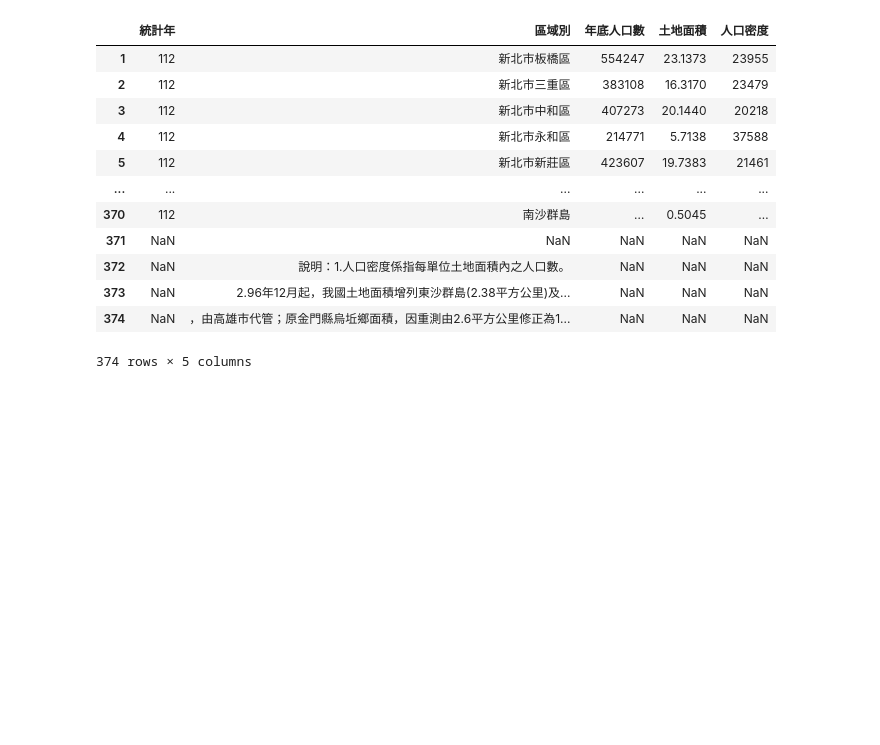
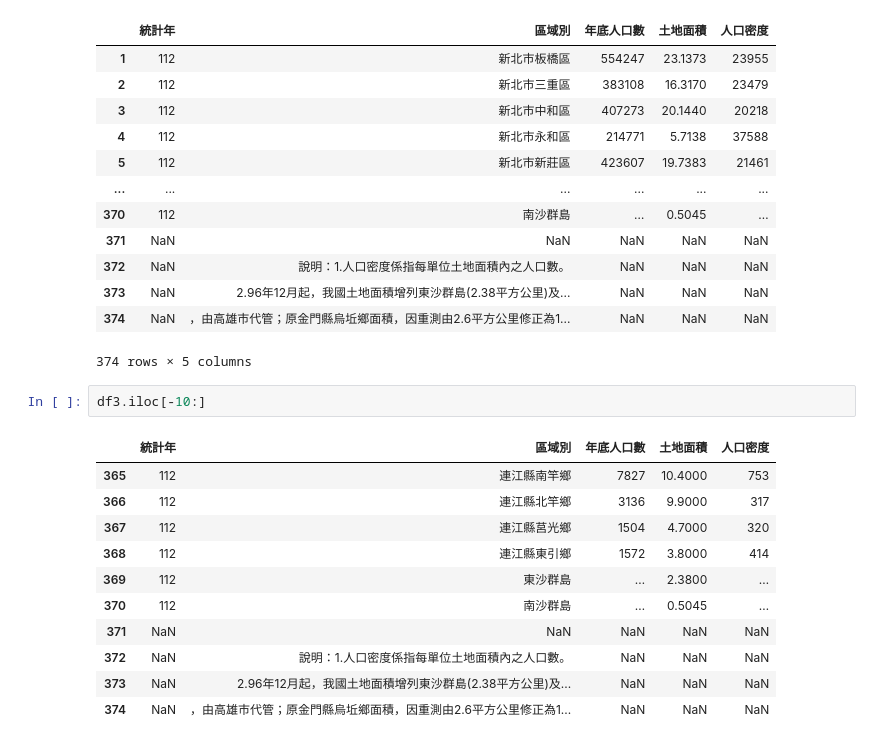
Before and after one commit to charlywang11/2024_05_05_sunday, a Jupyter notebook: lesson16/lesson16_3.ipynb, the cells around one changed output. Cells and saved outputs as stored; diff of their text form; blank space fills up the shorter version.

```diff
--- a/lesson16/lesson16_3.ipynb
+++ b/lesson16/lesson16_3.ipynb
@@ -58,3 +57,17 @@ df3
 | 373 | NaN | 2.96年12月起，我國土地面積增列東沙群島(2.38平方公里)及... | NaN | NaN | NaN |
 | 374 | NaN | ，由高雄市代管；原金門縣烏坵鄉面積，因重測由2.6平方公里修正為1... | NaN | NaN | NaN |
 374 rows × 5 columns
+# %%
+df3.iloc[-10:]
+# %% [output]
+|  | 統計年 | 區域別 | 年底人口數 | 土地面積 | 人口密度 |
+| 365 | 112 | 連江縣南竿鄉 | 7827 | 10.4000 | 753 |
+| 366 | 112 | 連江縣北竿鄉 | 3136 | 9.9000 | 317 |
+| 367 | 112 | 連江縣莒光鄉 | 1504 | 4.7000 | 320 |
+| 368 | 112 | 連江縣東引鄉 | 1572 | 3.8000 | 414 |
+| 369 | 112 | 東沙群島 | … | 2.3800 | … |
+| 370 | 112 | 南沙群島 | … | 0.5045 | … |
+| 371 | NaN | NaN | NaN | NaN | NaN |
+| 372 | NaN | 說明：1.人口密度係指每單位土地面積內之人口數。 | NaN | NaN | NaN |
+| 373 | NaN | 2.96年12月起，我國土地面積增列東沙群島(2.38平方公里)及... | NaN | NaN | NaN |
+| 374 | NaN | ，由高雄市代管；原金門縣烏坵鄉面積，因重測由2.6平方公里修正為1... | NaN | NaN | NaN |
```
Also changed, not shown: parts of 5 cells of this notebook, 1 other file.
